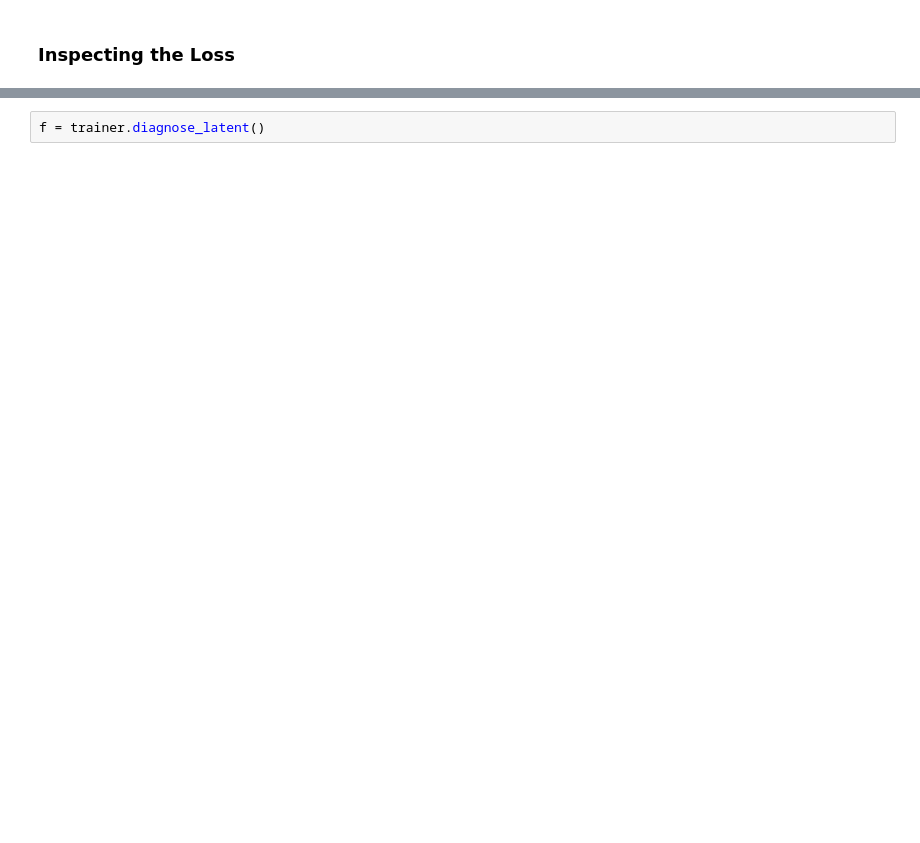
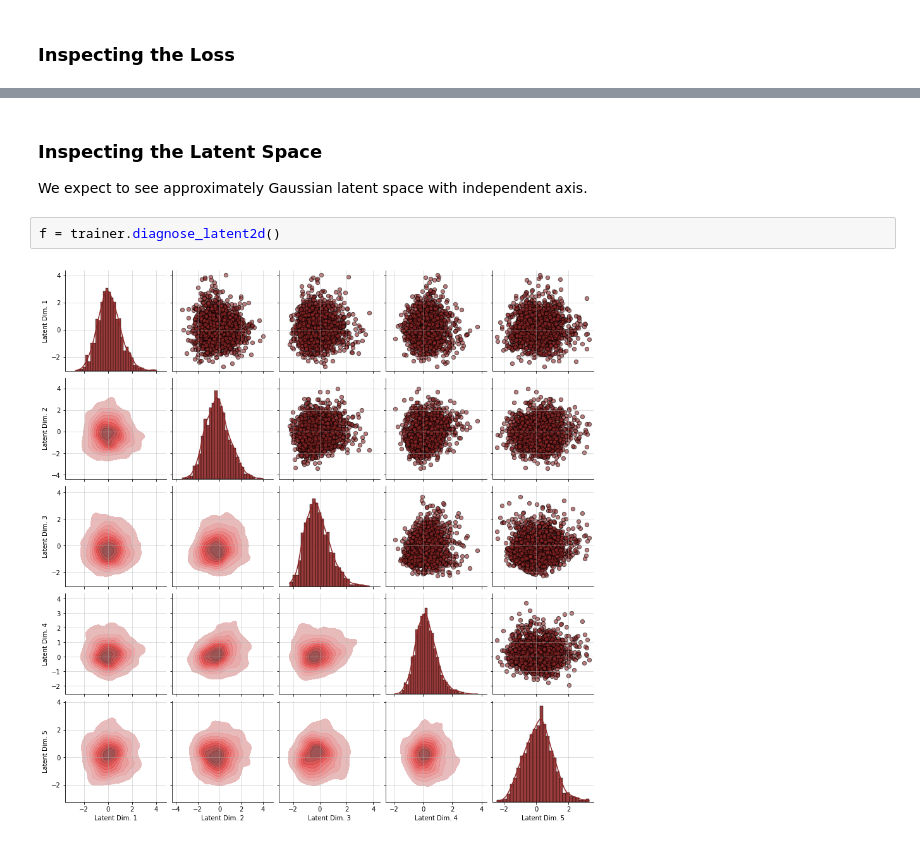
Before and after one commit to stefanradev93/BayesFlow, a Jupyter notebook: docs/source/tutorial_notebooks/Covid19_Initial_Posterior_Estimation.ipynb, the cells around one changed output, grey strips where cells are left out. Saved outputs shown, nothing was run; the diff lists cells and outputs as text; blank space fills up the shorter version.

```diff
--- a/docs/source/tutorial_notebooks/Covid19_Initial_Posterior_Estimation.ipynb
+++ b/docs/source/tutorial_notebooks/Covid19_Initial_Posterior_Estimation.ipynb
@@ -326,2 +342,8 @@ f = diag.plot_losses(h)
+# %% [markdown]
+### Inspecting the Latent Space
+
+We expect to see approximately Gaussian latent space with independent axis.
 # %%
-f = trainer.diagnose_latent()
+f = trainer.diagnose_latent2d()
+# %% [output]
+[figure, added]
```
Also changed, not shown: parts of 36 cells of this notebook, 5 other files.
